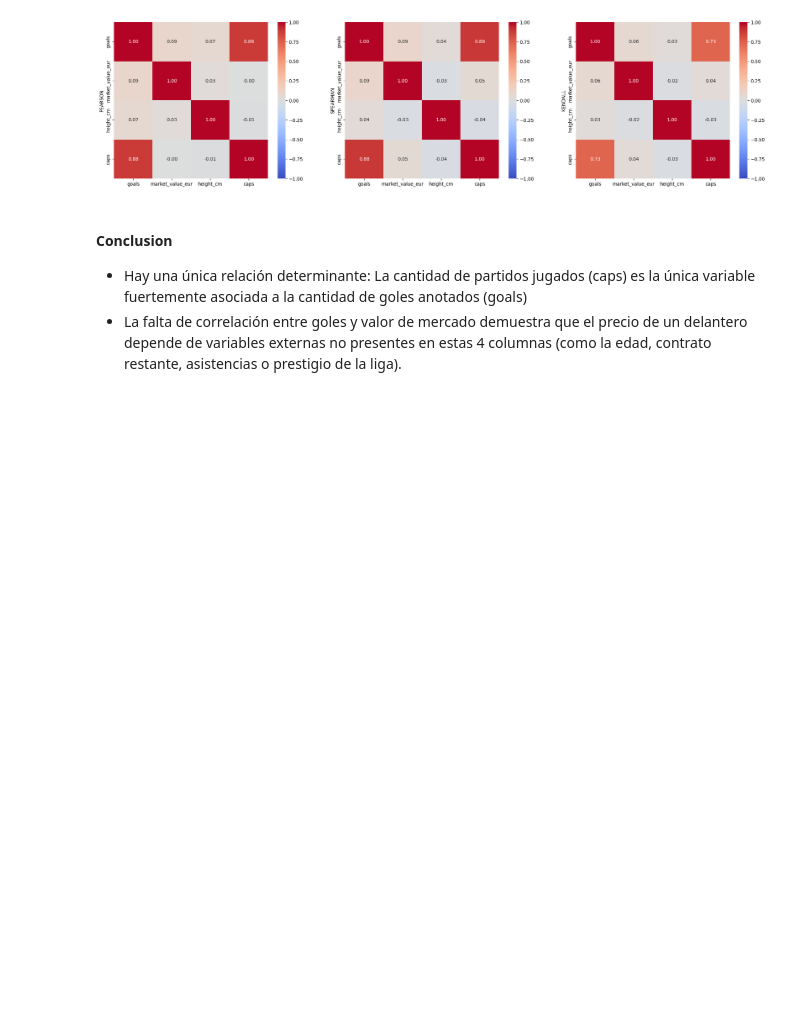
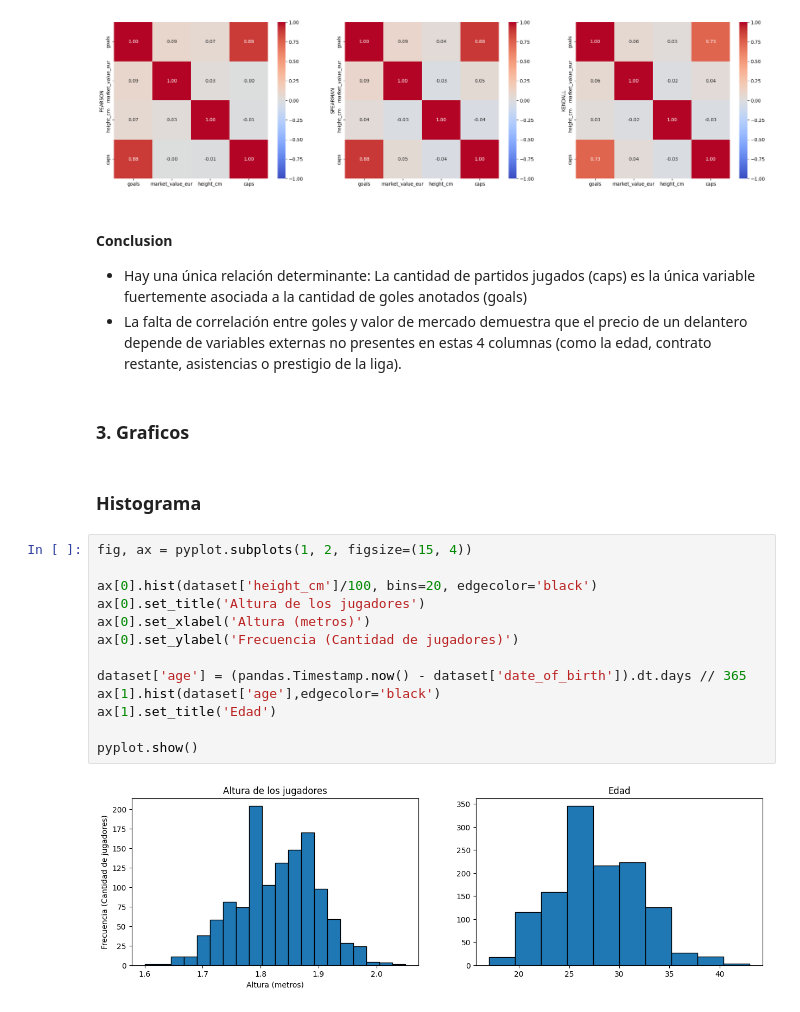
Before and after one commit to joaquincernik/inteligencia-artificial, a Jupyter notebook: practico2/practico2.ipynb, the cells around one changed output. Cells and saved outputs as stored; diff of their text form; blank space fills up the shorter version.

```diff
--- a/practico2/practico2.ipynb
+++ b/practico2/practico2.ipynb
@@ -261,3 +291,22 @@ pyplot.show()
 
 * Hay una única relación determinante: La cantidad de partidos jugados (caps) es la única variable fuertemente asociada a la cantidad de goles anotados (goals)
 * La falta de correlación entre goles y valor de mercado demuestra que el precio de un delantero depende de variables externas no presentes en estas 4 columnas (como la edad, contrato restante, asistencias o prestigio de la liga).
+# %% [markdown]
+### 3. Graficos
+# %% [markdown]
+### Histograma
+# %%
+fig, ax = pyplot.subplots(1, 2, figsize=(15, 4))
+
+ax[0].hist(dataset['height_cm']/100, bins=20, edgecolor='black')
+ax[0].set_title('Altura de los jugadores')
+ax[0].set_xlabel('Altura (metros)')
+ax[0].set_ylabel('Frecuencia (Cantidad de jugadores)')
+
+dataset['age'] = (pandas.Timestamp.now() - dataset['date_of_birth']).dt.days // 365
+ax[1].hist(dataset['age'],edgecolor='black')
+ax[1].set_title('Edad')
+
+pyplot.show()
+# %% [output]
+[figure, added]
```
Also changed, not shown: parts of 12 cells of this notebook.
